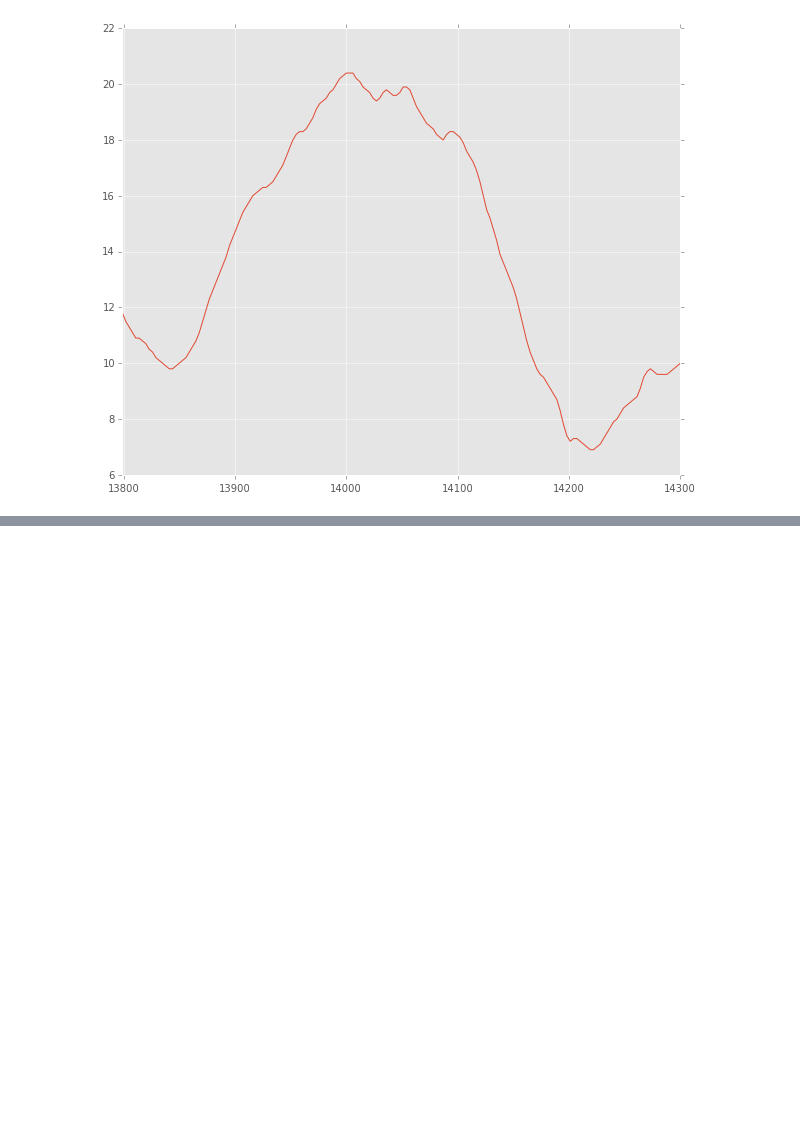
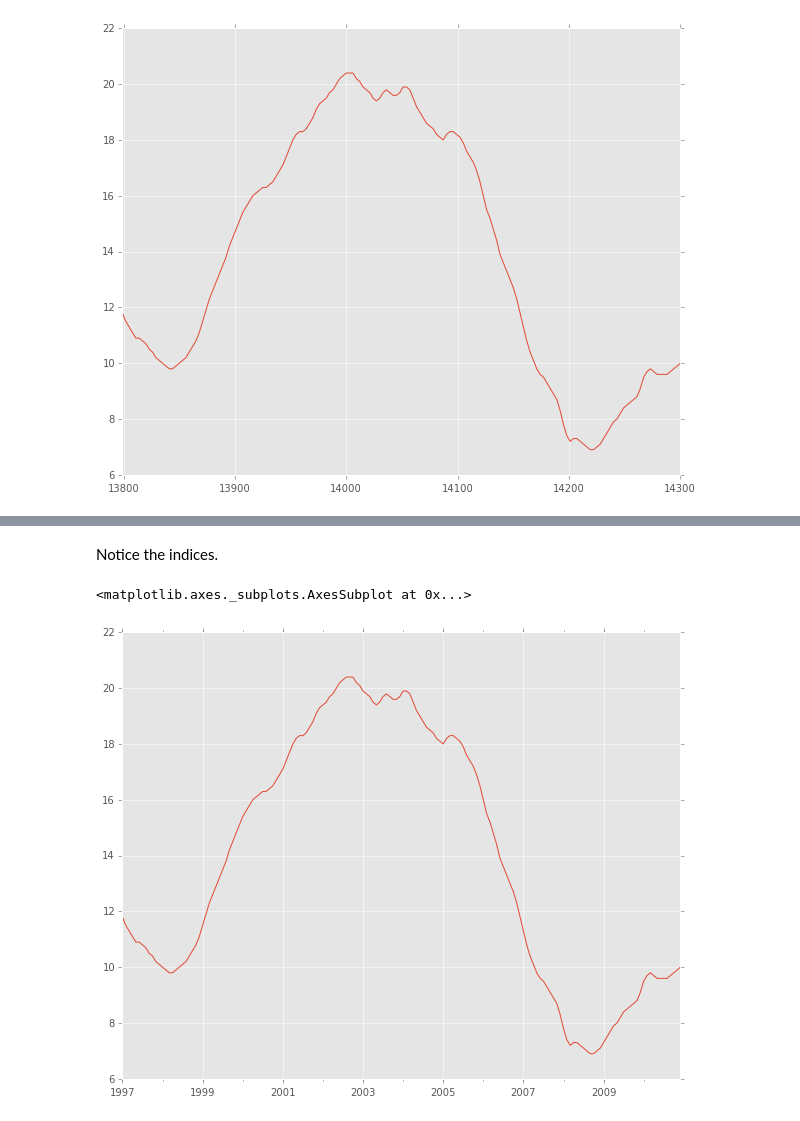
Before and after one commit to dlab-berkeley/Python-Data-Wrangling-Legacy, a Jupyter notebook: introduction-to-pandas.ipynb, the cells around one changed output, grey strips where cells are left out. Cells and saved outputs as stored; diff of their text form; code cells hidden in the pictures; blank space fills up the shorter version.

Commit message:
`datetime` index and plotting with dates; closes #1

```diff
--- a/introduction-to-pandas.ipynb
+++ b/introduction-to-pandas.ipynb
@@ -159,6 +159,6 @@ Indexing is important. You'll use it a lot. Below, we'll show how to index based
 # %% [markdown]
 So, we still want to split `year_month` into two separate columns. Above, we saw that this column is type `float64`. We'll first extract the year using NumPy's `floor()` function. We'll then subtract this value from `year_month` and multiply the result by 100.
 # %%
-unemployment['year'] = np.floor(unemployment['year_month'])
+unemployment['year'] = (np.floor(unemployment['year_month'])).astype(int)
 # %%
 unemployment['month'] = (unemployment['year_month'] - unemployment['year']) * 100
@@ -447,0 +479,2 @@ Wouldn't it be nice if we knew the time period associated with the various unemp
+# %%
+poland.index = pd.to_datetime(poland['year']*10000 + poland['month']*100 + [1]*len(poland), format='%Y%m%d')
@@ -447,0 +490,7 @@ Wouldn't it be nice if we knew the time period associated with the various unemp
+# %% [markdown]
+Notice the indices.
+# %%
+poland['unemployment_rate'].plot(figsize=(10, 8))
+# %% [output]
+<matplotlib.axes._subplots.AxesSubplot at 0x...>
+[figure, added]
```
Also changed, not shown: parts of 8 cells of this notebook.
